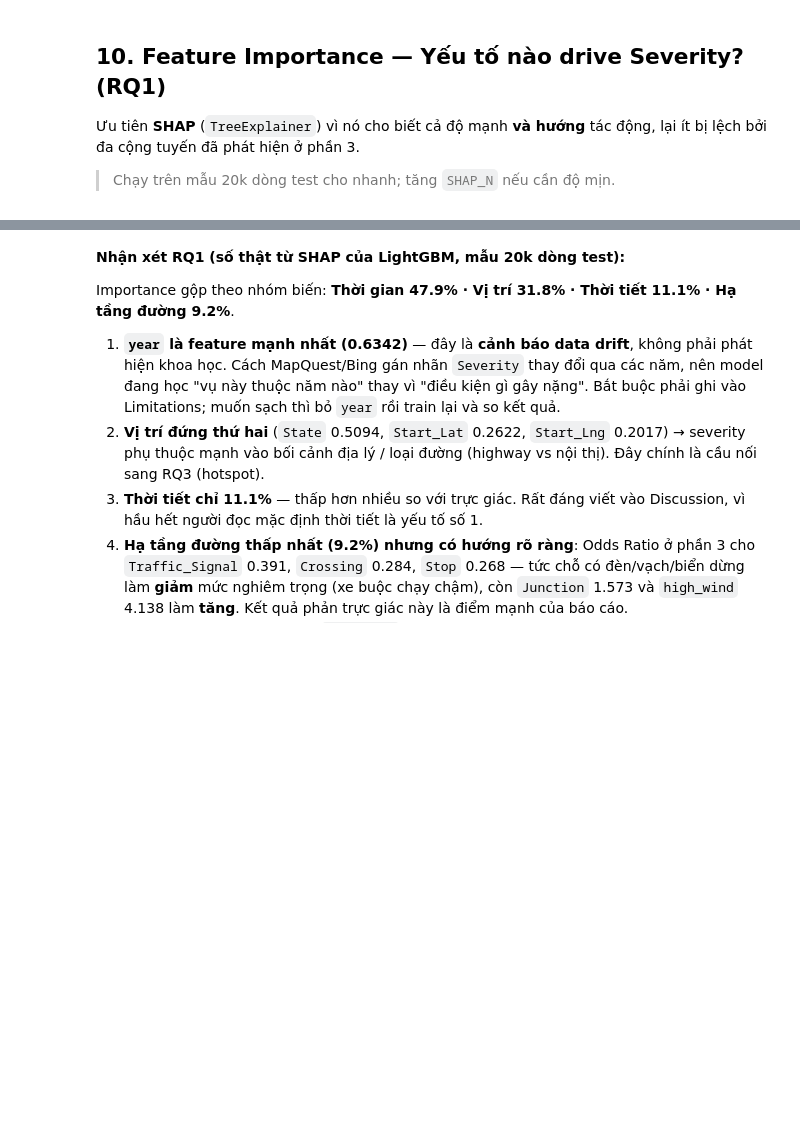
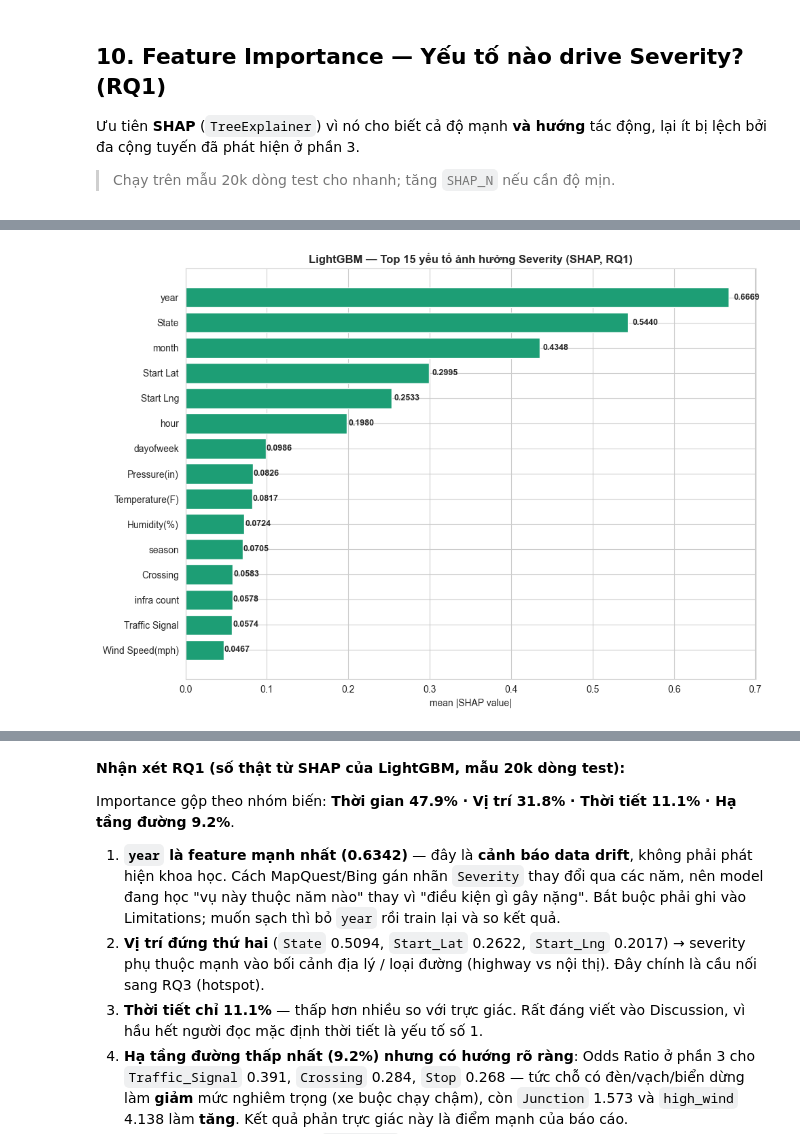
Before and after one commit to thiennhan2526-cloud/Group-7---Dap391m, a Jupyter notebook: Module2_Severity_Classification_imbalance.ipynb, the cells around one changed output, grey strips where cells are left out. Drawn from its saved outputs; the diff is of its cells as text; code cells hidden in the pictures; blank space fills up the shorter version.

Commit message:
Add ML model

```diff
--- a/Module2_Severity_Classification_imbalance.ipynb
+++ b/Module2_Severity_Classification_imbalance.ipynb
@@ -715,0 +667,66 @@ RQ3 recovery cache saved: rq3_context.npz
+# %%
+SHAP_N = 20_000
+shap_sample = X_test_enc.sample(min(SHAP_N, len(X_test_enc)), random_state=RANDOM_STATE)
+best_obj = {'XGBoost': xgb, 'LightGBM': lgbm, 'HistGradientBoosting': hgb}[BEST_MODEL]
+
+shap_arr = None     # chỉ có giá trị khi dùng được SHAP
+
+if BEST_MODEL in ('XGBoost', 'LightGBM'):
+    import shap
+    explainer = shap.TreeExplainer(best_obj)
+    shap_values = explainer.shap_values(shap_sample)
+
+    shap_arr = np.array(shap_values)
+    # Chuẩn hoá shape về (n_samples, n_features, n_classes) rồi lấy mean |SHAP| qua các lớp
+    if shap_arr.ndim == 3 and shap_arr.shape[0] == N_CLASSES:
+        shap_arr = np.transpose(shap_arr, (1, 2, 0))
+    mean_abs = (np.abs(shap_arr).mean(axis=(0, 2)) if shap_arr.ndim == 3
+                else np.abs(shap_arr).mean(axis=0))
+    imp = pd.Series(mean_abs, index=shap_sample.columns).sort_values(ascending=False)
+    IMP_LABEL = 'mean |SHAP value|'
+    IMP_METHOD = 'SHAP'
+else:
+    # shap.TreeExplainer KHONG ho tro HistGradientBoosting -> dung Permutation Importance
+    from sklearn.inspection import permutation_importance
+    y_sub = y_test.loc[shap_sample.index].map(cls2idx).values
+    print('Đang tính Permutation Importance (có thể mất 1-3 phút)...')
+    pi = permutation_importance(best_obj, shap_sample, y_sub,
+                               scoring='f1_macro', n_repeats=3,
+                               random_state=RANDOM_STATE, n_jobs=-1)
+    imp = pd.Series(pi.importances_mean, index=shap_sample.columns).sort_values(ascending=False)
+    IMP_LABEL = 'Mức tụt F1 macro khi xáo trộn feature'
+    IMP_METHOD = 'Permutation Importance'
+
+top15 = imp.head(15)
+
+fig, ax = plt.subplots(figsize=(10, 7))
+ax.barh(range(len(top15)), top15.values[::-1], color='#1D9E75')
+ax.set_yticks(range(len(top15)))
+ax.set_yticklabels([f.replace('_', ' ') for f in top15.index[::-1]])
+ax.set_xlabel(IMP_LABEL)
+ax.set_title(f'{BEST_MODEL} — Top 15 yếu tố ảnh hưởng Severity ({IMP_METHOD}, RQ1)')
+for i, v in enumerate(top15.values[::-1]):
+    ax.text(v*1.01, i, f'{v:.4f}', va='center', fontsize=9, fontweight='bold')
+plt.tight_layout(); plt.savefig('clf_feature_importance.png', dpi=150, bbox_inches='tight'); plt.show()
+
+print(f'Top 8 drivers of Severity ({IMP_METHOD}):')
+for f, v in imp.head(8).items():
+    print(f'  {f:<22} {v:.4f}')
+
+# Gộp importance theo nhóm biến — tiện viết Discussion
+GROUPS = {
+    'Vị trí':        ['Start_Lat', 'Start_Lng', 'State', 'Timezone'],
+    'Thời tiết':     ['Temperature(F)', 'Humidity(%)', 'Pressure(in)', 'Visibility(mi)',
+                      'Wind_Speed(mph)', 'Precipitation(in)', 'weather_group',
+                      'low_visibility', 'is_raining', 'high_wind'],
+    'Thời gian':     ['hour', 'dayofweek', 'month', 'year', 'season', 'is_weekend',
+                      'is_rush_hour', 'is_night', 'Sunrise_Sunset', 'Civil_Twilight'],
+    'Hạ tầng đường': INFRA + ['infra_count'],
+}
+imp_pos = imp.clip(lower=0)
+grouped = pd.Series({g: imp_pos[[c for c in cols if c in imp_pos.index]].sum()
+                     for g, cols in GROUPS.items()}).sort_values(ascending=False)
+print('\nImportance gộp theo nhóm biến (%):')
+print((grouped / grouped.sum() * 100).round(1).astype(str).add(' %').to_string())
+# %% [output]
+[figure, added]
```
Also changed, not shown: parts of 2 cells of this notebook.
